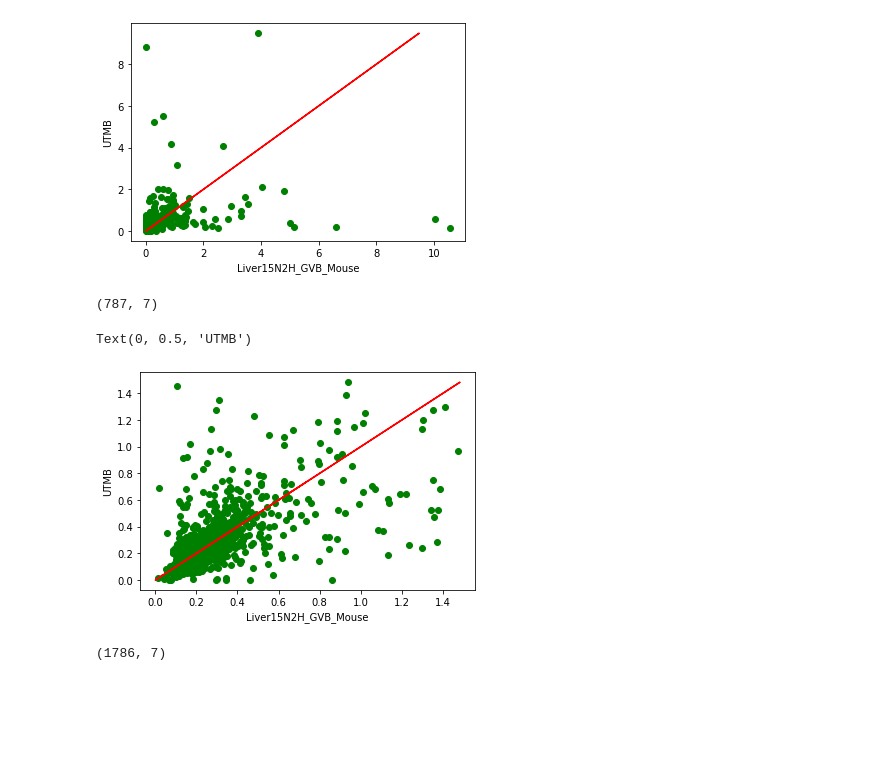
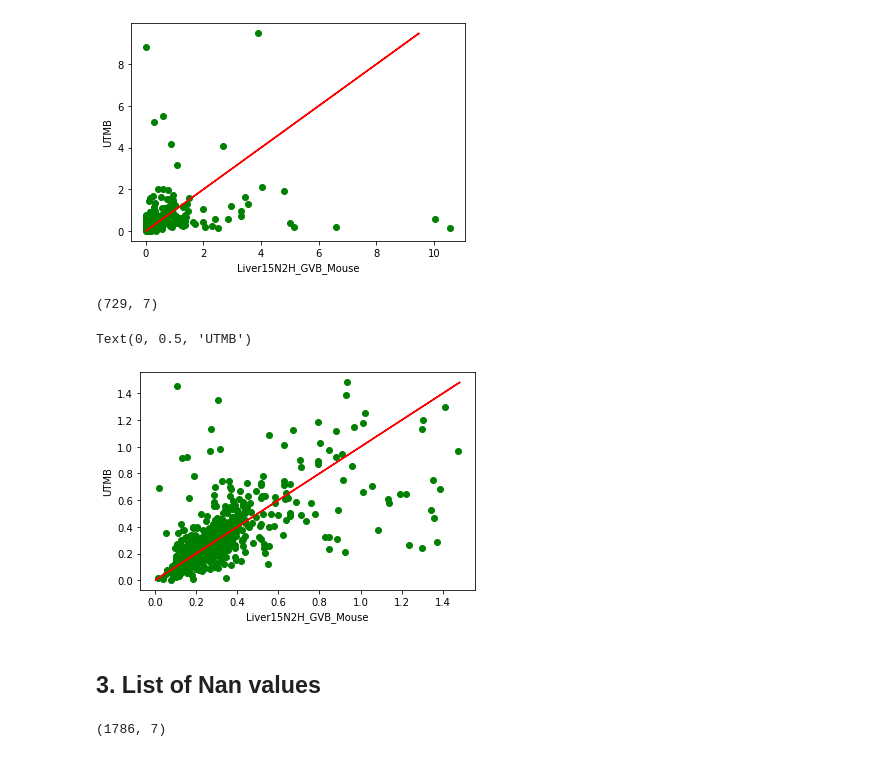
Before and after one commit to henockmamo54/d2omePlusAnalysis, a Jupyter notebook: N15_Vs_d2ome.ipynb, the cells around one changed output. Cells and saved outputs as stored; diff of their text form; code cells hidden in the pictures; blank space fills up the shorter version.

```diff
--- a/N15_Vs_d2ome.ipynb
+++ b/N15_Vs_d2ome.ipynb
@@ -84,17 +86,20 @@ Text(0, 0.5, 'UTMB')
 [figure]
 # %%
 temp=utmb_Liver15N2H_GVB_Mouse[utmb_Liver15N2H_GVB_Mouse['# Total Peptides']>3]
+
+temp= temp[(temp.k0<1.5)&(temp.k0>0) &
+                                (temp.rateconst<1.5)&(temp.rateconst>0)]
 print(temp.shape)
-temp= utmb_Liver15N2H_GVB_Mouse[(utmb_Liver15N2H_GVB_Mouse.k0<1.5)&(utmb_Liver15N2H_GVB_Mouse.k0>0) &
-                                (utmb_Liver15N2H_GVB_Mouse.rateconst<1.5)&(utmb_Liver15N2H_GVB_Mouse.rateconst>0)]
 plt.scatter(temp.k0,temp.rateconst,c='g')
 plt.plot(temp.rateconst,temp.rateconst,c='r')
 plt.xlabel("Liver15N2H_GVB_Mouse")
 plt.ylabel("UTMB")
 # %% [output]
-(787, 7)
+(729, 7)
 Text(0, 0.5, 'UTMB')
-[figure, old version]
+[figure, new version]
+# %% [markdown]
+## 3. List of Nan values
 # %%
 utmb_Liver15N2H_GVB_Mouse=Liver15N2H_GVB_Mouse.merge(utmb_data,left_on=["Uniprot Gene Name"],
                                                      right_on=["Entry name"],how='right')
```
Also changed, not shown: parts of 1 cell of this notebook.
